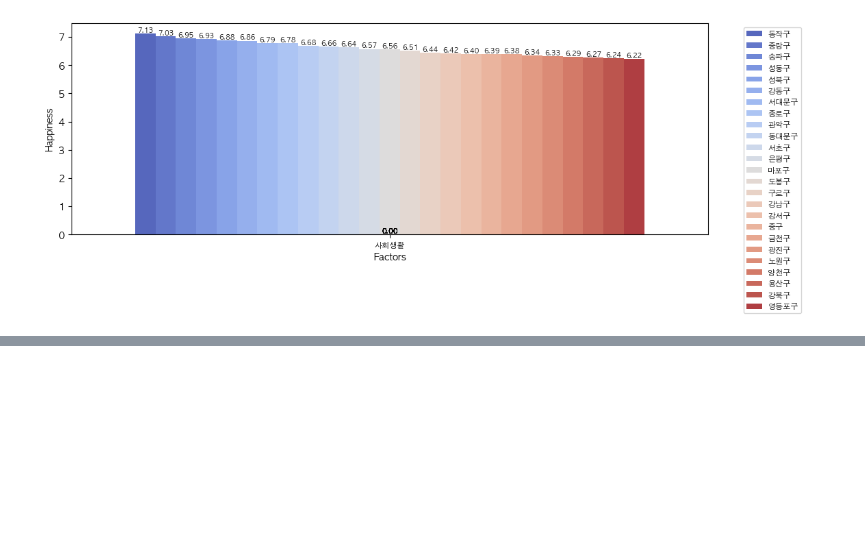
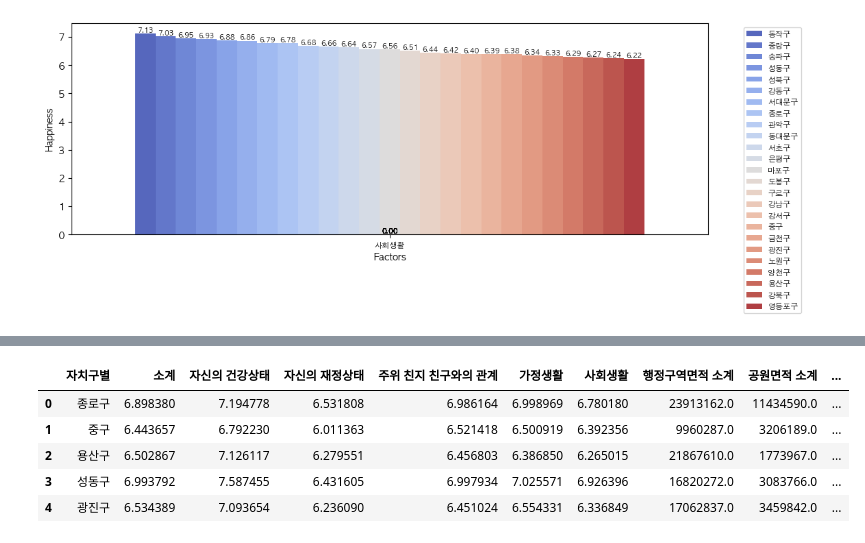
Before and after one commit to chaiwon1/happiness_analysis, a Jupyter notebook: happiness.ipynb, the cells around one changed output, grey strips where cells are left out. Saved outputs shown, nothing was run; the diff lists cells and outputs as text; code cells hidden in the pictures; blank space fills up the shorter version.

```diff
--- a/happiness.ipynb
+++ b/happiness.ipynb
@@ -590,0 +677,20 @@ seoul_map
+# %%
+df = pd.merge(
+    pd.merge(
+        pd.merge(
+            pd.merge(regionsub_df, park_df, on="자치구별"), park_per_df, on="자치구별"
+        ),
+        park_num_df,
+        on="자치구별",
+    ),
+    facilities_df,
+    on="자치구별",
+)
+df.head()
+# %% [output]
+|  | 자치구별 | 소계 | 자신의 건강상태 | 자신의 재정상태 | 주위 친지 친구와의 관계 | 가정생활 | 사회생활 | 행정구역면적 소계 | 공원면적 소계 | ... |
+| 0 | 종로구 | 6.898380 | 7.194778 | 6.531808 | 6.986164 | 6.998969 | 6.780180 | 23913162.0 | 11434590.0 | ... |
+| 1 | 중구 | 6.443657 | 6.792230 | 6.011363 | 6.521418 | 6.500919 | 6.392356 | 9960287.0 | 3206189.0 | ... |
+| 2 | 용산구 | 6.502867 | 7.126117 | 6.279551 | 6.456803 | 6.386850 | 6.265015 | 21867610.0 | 1773967.0 | ... |
+| 3 | 성동구 | 6.993792 | 7.587455 | 6.431605 | 6.997934 | 7.025571 | 6.926396 | 16820272.0 | 3083766.0 | ... |
+| 4 | 광진구 | 6.534389 | 7.093654 | 6.236090 | 6.451024 | 6.554331 | 6.336849 | 17062837.0 | 3459842.0 | ... |
```
Also changed, not shown: parts of 20 cells of this notebook.
